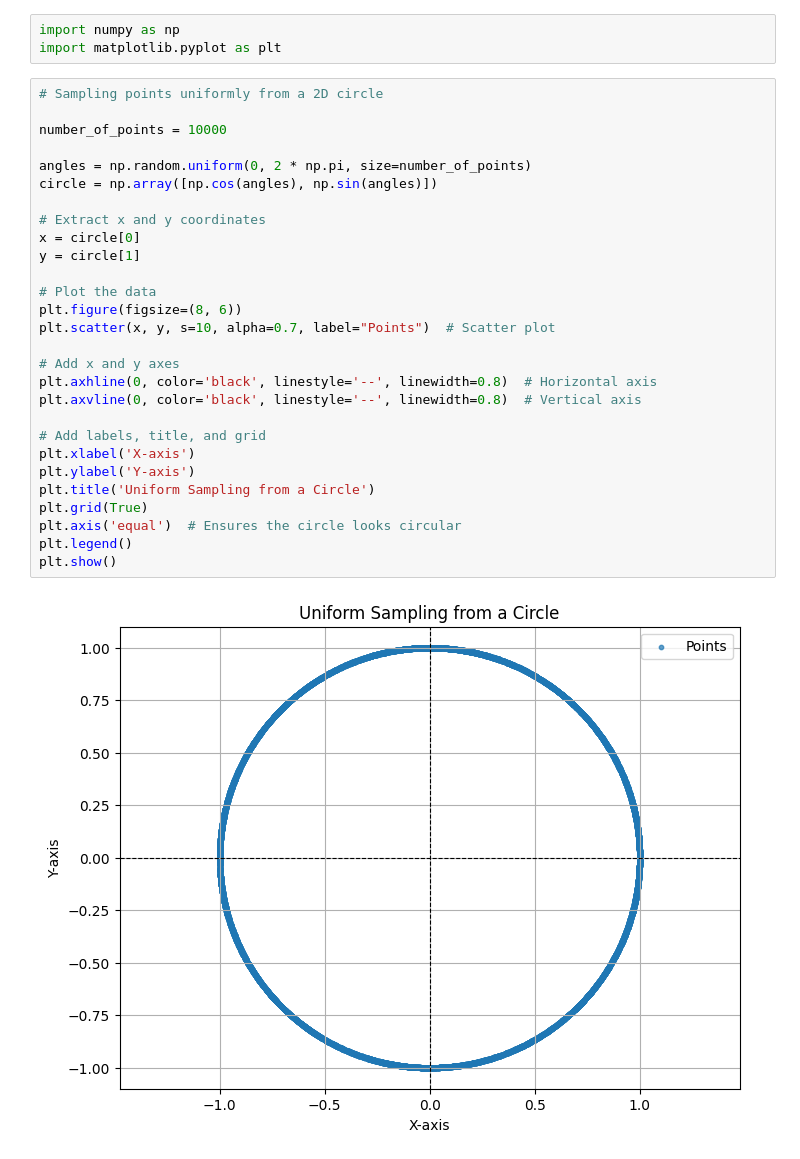
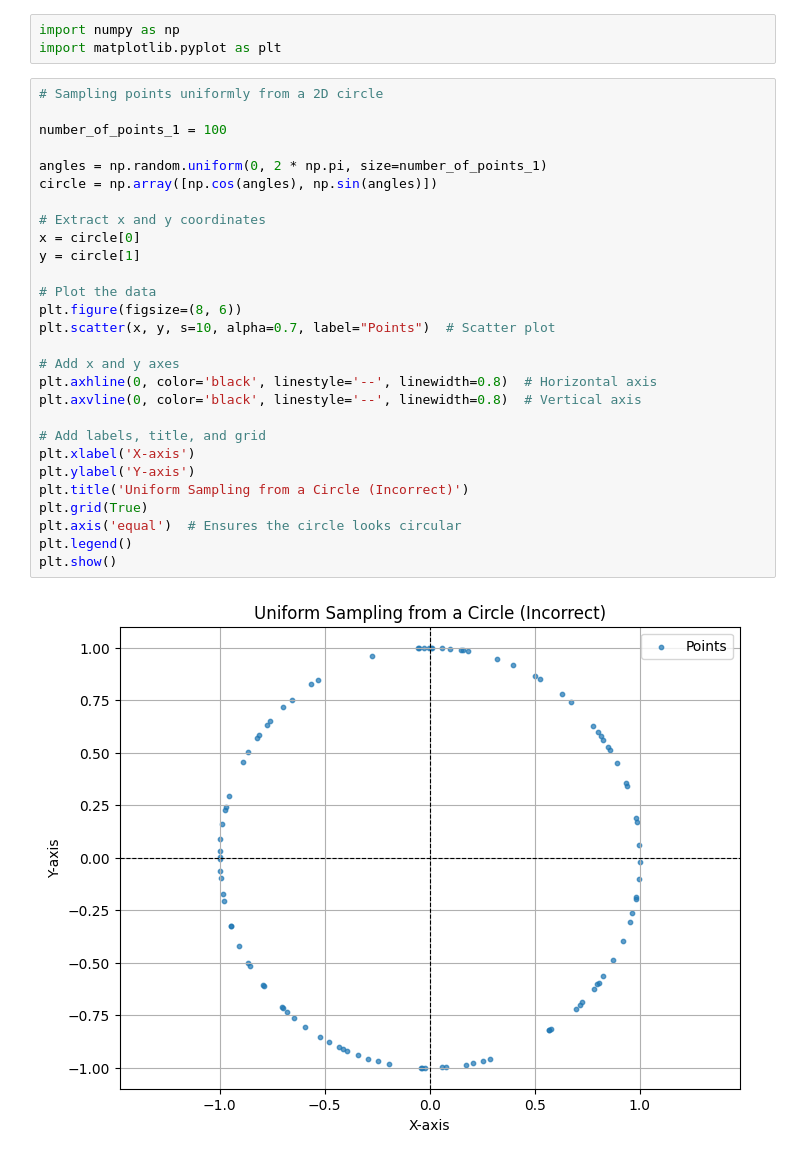
Before and after one commit to BosonicJustin/CLTheory, a Jupyter notebook: Sampling Experiment.ipynb, the cells around one changed output. Drawn from its saved outputs; the diff is of its cells as text.

```diff
--- a/Sampling Experiment.ipynb
+++ b/Sampling Experiment.ipynb
@@ -4,30 +4,30 @@ import matplotlib.pyplot as plt
 # %%
 # Sampling points uniformly from a 2D circle
 
-number_of_points = 10000
+number_of_points_1 = 100
 
-angles = np.random.uniform(0, 2 * np.pi, size=number_of_points)
+angles = np.random.uniform(0, 2 * np.pi, size=number_of_points_1)
 circle = np.array([np.cos(angles), np.sin(angles)])
 
 # Extract x and y coordinates
 x = circle[0]
 y = circle[1]
 
 # Plot the data
 plt.figure(figsize=(8, 6))
 plt.scatter(x, y, s=10, alpha=0.7, label="Points")  # Scatter plot
 
 # Add x and y axes
 plt.axhline(0, color='black', linestyle='--', linewidth=0.8)  # Horizontal axis
 plt.axvline(0, color='black', linestyle='--', linewidth=0.8)  # Vertical axis
 
 # Add labels, title, and grid
 plt.xlabel('X-axis')
 plt.ylabel('Y-axis')
-plt.title('Uniform Sampling from a Circle')
+plt.title('Uniform Sampling from a Circle (Incorrect)')
 plt.grid(True)
 plt.axis('equal')  # Ensures the circle looks circular
 plt.legend()
 plt.show()
 # %% [output]
-[figure, old version]
+[figure, new version]
```
Also changed, not shown: parts of 4 cells of this notebook.
